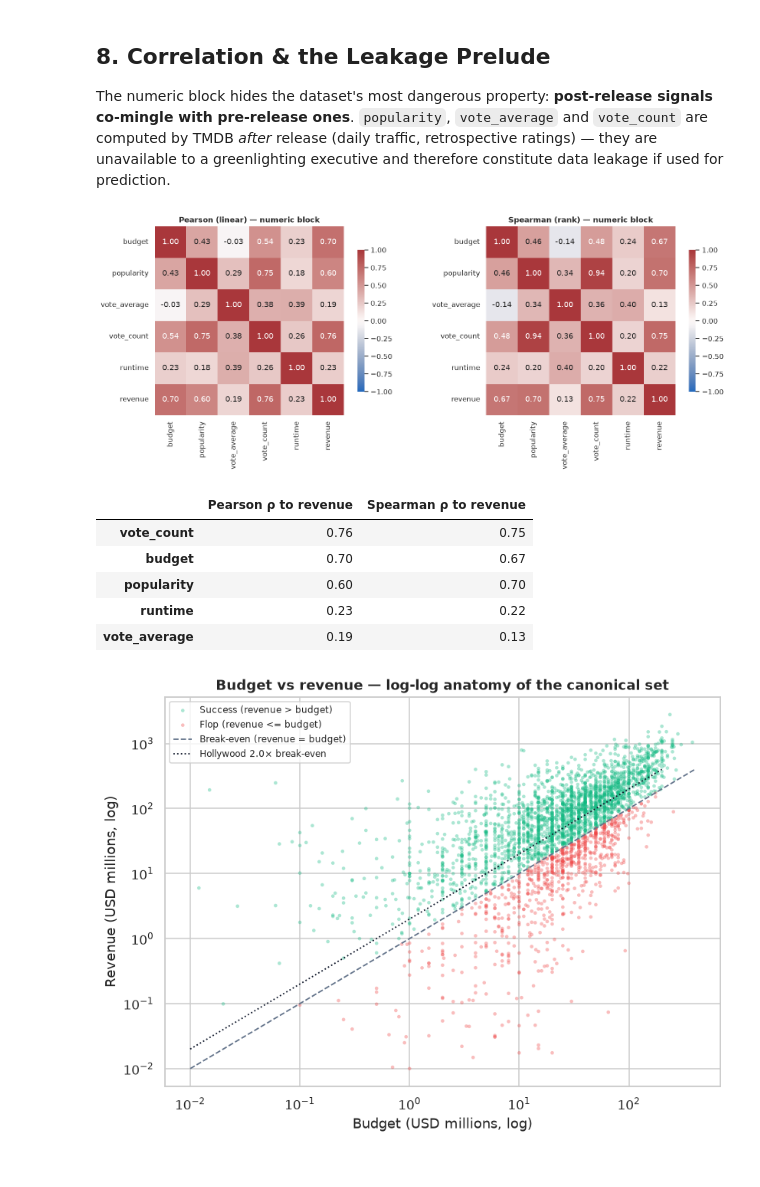
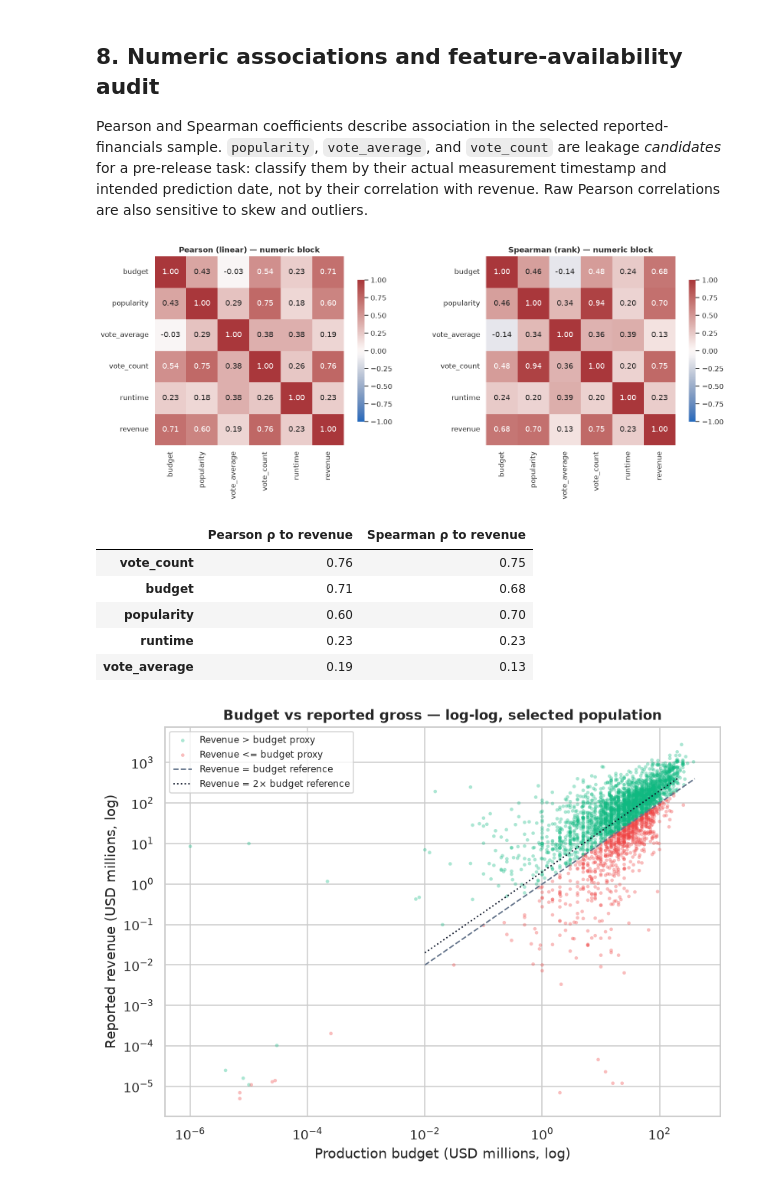
Before and after one commit to andreisugu/greenlight-ml, a Jupyter notebook: notebooks/01_exploratory_data_analysis.ipynb, the cells around one changed output. Drawn from its saved outputs; the diff is of its cells as text; code cells hidden in the pictures.

```diff
--- a/notebooks/01_exploratory_data_analysis.ipynb
+++ b/notebooks/01_exploratory_data_analysis.ipynb
@@ -116,7 +90,9 @@ audit_stage1
 # %%
-df_theatrical = filter_clean_theatrical(df_raw)
-print('Stage 1 — theatrical-sample filter (budget > 0 AND revenue > 0):')
-print(f'  {n_raw:,} raw titles − {incomplete:,} incomplete ({incomplete / n_raw * 100:.2f}%) = {len(df_theatrical):,} commercially reported films')
-print(f'  Status audit inside the theatrical sample: {(df_theatrical["status"] != "Released").sum()} non-Released title(s) retained (has reported gross).')
-df_theatrical['status'].value_counts().to_frame('titles')
+df_reported = filter_reported_financials(df_raw)
+missing_or_nonpositive = len(df_raw) - len(df_reported)
+print('Primary population rule: budget > 0 and revenue > 0, both finite.')
+print(f'{len(df_raw):,} raw rows − {missing_or_nonpositive:,} excluded = {len(df_reported):,} rows with reported positive financials.')
+print('This rule does not establish release channel or commercial failure for excluded rows.')
+print('Status values among retained rows:')
+df_reported['status'].value_counts(dropna=False).to_frame('rows')
 # %% [output]
@@ -355,14 +335,11 @@ Distinct genre labels: 19
 # %% [markdown]
-## 8. Correlation & the Leakage Prelude
+## 8. Numeric associations and feature-availability audit
 
-The numeric block hides the dataset's most dangerous property: **post-release signals
-co-mingle with pre-release ones**. `popularity`, `vote_average` and `vote_count` are computed
-by TMDB *after* release (daily traffic, retrospective ratings) — they are unavailable to a
-greenlighting executive and therefore constitute data leakage if used for prediction.
+Pearson and Spearman coefficients describe association in the selected reported-financials sample. `popularity`, `vote_average`, and `vote_count` are leakage *candidates* for a pre-release task: classify them by their actual measurement timestamp and intended prediction date, not by their correlation with revenue. Raw Pearson correlations are also sensitive to skew and outliers.
 # %%
 num_cols = ['budget', 'popularity', 'vote_average', 'vote_count', 'runtime', 'revenue']
-pearson = df_model[num_cols].corr()
-spearman = df_model[num_cols].corr(method='spearman')
+pearson = df_reported[num_cols].corr()
+spearman = df_reported[num_cols].corr(method='spearman')
 
 fig, axes = plt.subplots(1, 2, figsize=(14.5, 5.6))
 for ax, mat, method in zip(axes, [pearson, spearman], ['Pearson (linear)', 'Spearman (rank)']):
@@ -378,24 +355,29 @@ leakage_receipt.sort_values('Pearson ρ to revenue', ascending=False)
 [figure]
 |  | Pearson ρ to revenue | Spearman ρ to revenue |
 | vote_count | 0.76 | 0.75 |
-| budget | 0.70 | 0.67 |
+| budget | 0.71 | 0.68 |
 | popularity | 0.60 | 0.70 |
-| runtime | 0.23 | 0.22 |
+| runtime | 0.23 | 0.23 |
 | vote_average | 0.19 | 0.13 |
 # %%
 fig, ax = plt.subplots(figsize=(8.5, 6))
-for label, color, name in [(1, PALETTE['success'], 'Success (revenue > budget)'),
-                           (0, PALETTE['flop'], 'Flop (revenue <= budget)')]:
-    sub = df_model[df_model['target'] == label]
-    ax.scatter(sub['budget'] / 1e6, sub['revenue'] / 1e6, s=9, alpha=.35, color=color,
-               label=name, edgecolors='none')
-ax.plot([0.01, 400], [0.01, 400], color='#64748b', lw=1.2, ls='--', label='Break-even (revenue = budget)')
-ax.plot([0.01, 200], [0.02, 400], color='#0f172a', lw=1.2, ls=':', label='Hollywood 2.0× break-even')
+for label, color, name in [
+    (1, PALETTE['success'], 'Revenue > budget proxy'),
+    (0, PALETTE['flop'], 'Revenue <= budget proxy'),
+]:
+    subset = df_reported[df_reported['target_nominal'] == label]
+    ax.scatter(subset['budget'] / 1e6, subset['revenue'] / 1e6, s=9, alpha=.35,
+               color=color, label=name, edgecolors='none')
+ax.plot([0.01, 400], [0.01, 400], color='#64748b', lw=1.2, ls='--',
+        label='Revenue = budget reference')
+ax.plot([0.01, 200], [0.02, 400], color='#0f172a', lw=1.2, ls=':',
+        label='Revenue = 2× budget reference')
 ax.set_xscale('log'); ax.set_yscale('log')
-ax.set_title('Budget vs revenue — log-log anatomy of the canonical set')
-ax.set_xlabel('Budget (USD millions, log)'); ax.set_ylabel('Revenue (USD millions, log)')
+ax.set_title('Budget vs reported gross — log-log, selected population')
+ax.set_xlabel('Production budget (USD millions, log)')
+ax.set_ylabel('Reported revenue (USD millions, log)')
 ax.legend(frameon=True, fontsize=8)
 plt.show()
 # %% [output]
-[figure, old version]
+[figure, new version]
 # %% [markdown]
```
Also changed, not shown: parts of 25 cells of this notebook, 15 other files.
